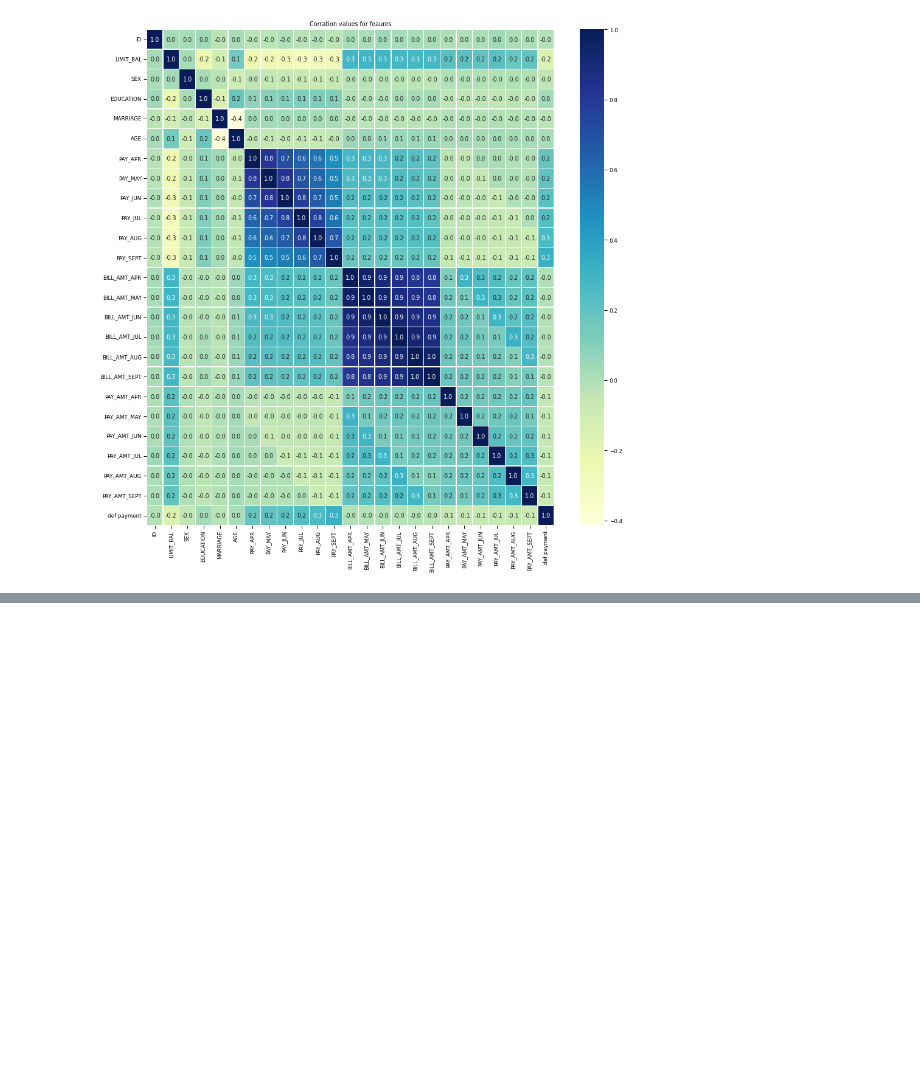
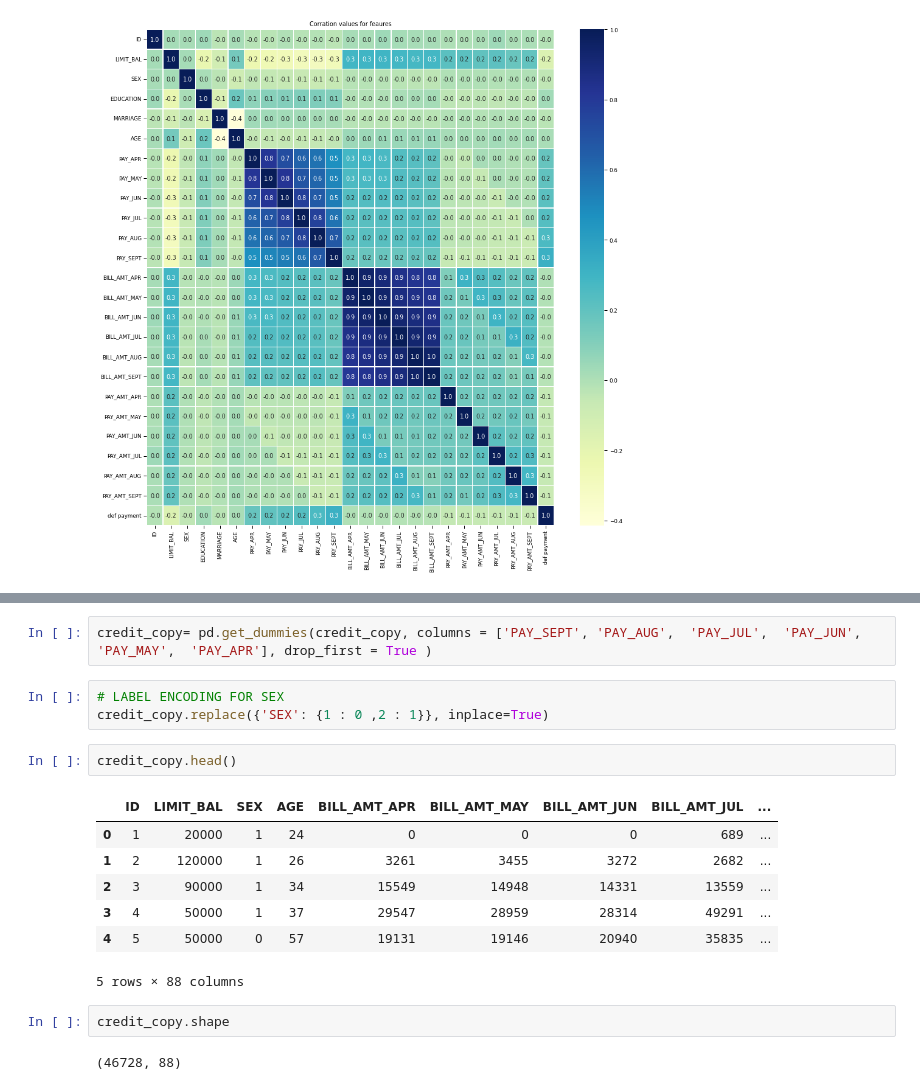
Before and after one commit to ansonsibi1/Credit-Card-Default-Prediction---Capstone-Project, a Jupyter notebook: Credit_Card_Default_Prediction_Capstone_Project.ipynb, the cells around one changed output, grey strips where cells are left out. Drawn from its saved outputs; the diff is of its cells as text; blank space fills up the shorter version.

```diff
--- a/Credit_Card_Default_Prediction_Capstone_Project.ipynb
+++ b/Credit_Card_Default_Prediction_Capstone_Project.ipynb
@@ -426,0 +492,19 @@ Text(0.5, 1.0, 'Corration values for feaures')
+# %%
+credit_copy= pd.get_dummies(credit_copy, columns = ['PAY_SEPT',	'PAY_AUG',	'PAY_JUL',	'PAY_JUN',	'PAY_MAY',	'PAY_APR'], drop_first = True )
+# %%
+# LABEL ENCODING FOR SEX
+credit_copy.replace({'SEX': {1 : 0 ,2 : 1}}, inplace=True)
+# %%
+credit_copy.head()
+# %% [output]
+|  | ID | LIMIT_BAL | SEX | AGE | BILL_AMT_APR | BILL_AMT_MAY | BILL_AMT_JUN | BILL_AMT_JUL | ... |
+| 0 | 1 | 20000 | 1 | 24 | 0 | 0 | 0 | 689 | ... |
+| 1 | 2 | 120000 | 1 | 26 | 3261 | 3455 | 3272 | 2682 | ... |
+| 2 | 3 | 90000 | 1 | 34 | 15549 | 14948 | 14331 | 13559 | ... |
+| 3 | 4 | 50000 | 1 | 37 | 29547 | 28959 | 28314 | 49291 | ... |
+| 4 | 5 | 50000 | 0 | 57 | 19131 | 19146 | 20940 | 35835 | ... |
+5 rows × 88 columns
+# %%
+credit_copy.shape
+# %% [output]
+(46728, 88)
```
Also changed, not shown: parts of 19 cells of this notebook.
